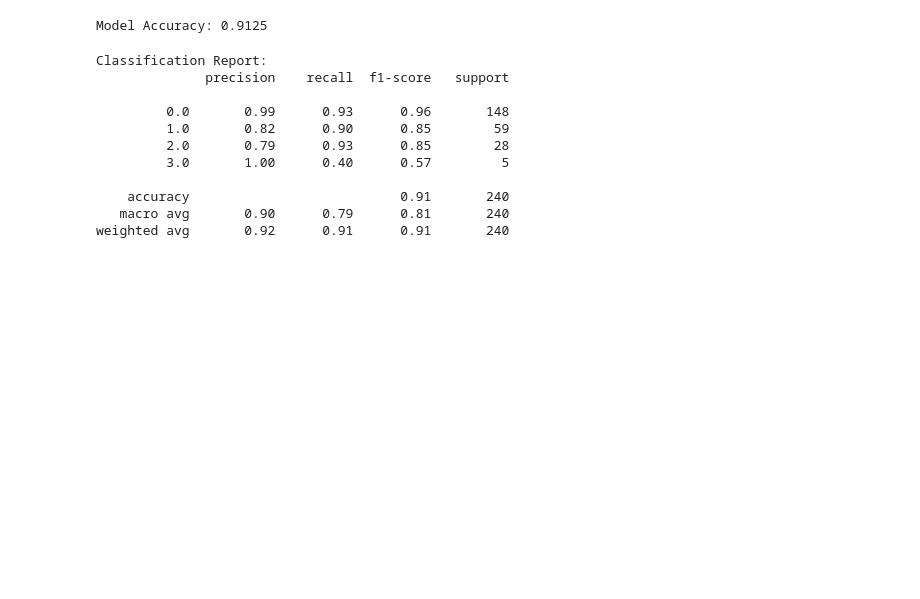
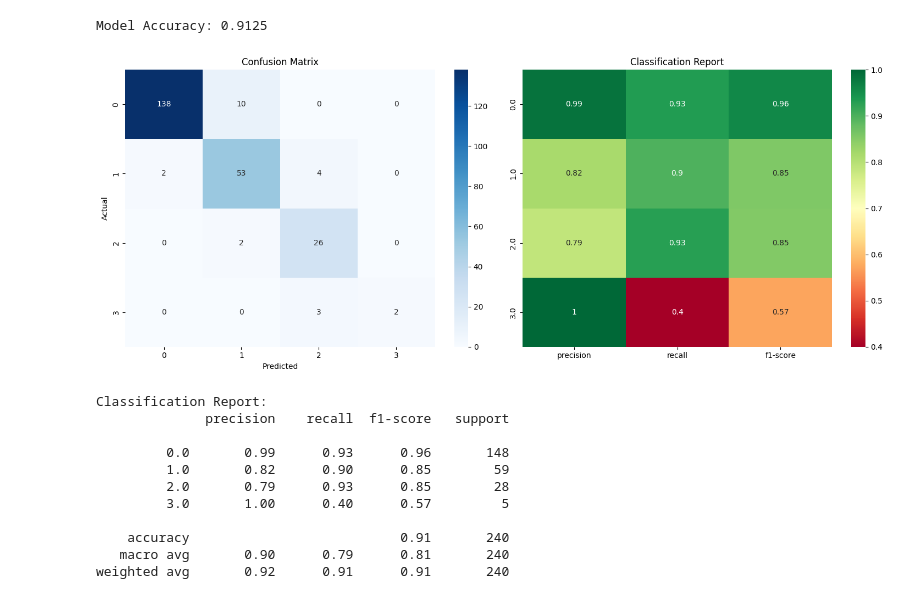
Before and after one commit to AgnidiptoSinha/Child_Mind_Health, a Jupyter notebook: child_mind_notebook.ipynb, the cells around one changed output. Saved outputs shown, nothing was run; the diff lists cells and outputs as text; code cells hidden in the pictures; blank space fills up the shorter version.

Commit message:
Visualizations

```diff
--- a/child_mind_notebook.ipynb
+++ b/child_mind_notebook.ipynb
@@ -133,6 +133,30 @@ def remove_outliers_iqr(df, columns, k=1.5):
 
    rows_removed = initial_rows - len(df_clean)
    return df_clean, rows_removed
+# %%
+import matplotlib.pyplot as plt
+import seaborn as sns
+from sklearn.metrics import confusion_matrix, classification_report
+import pandas as pd
+
+def plot_classification_results(y_true, y_pred):
+    fig, (ax1, ax2) = plt.subplots(1, 2, figsize=(15, 6))
+
+    # Confusion matrix
+    cm = confusion_matrix(y_true, y_pred)
+    sns.heatmap(cm, annot=True, fmt='d', cmap='Blues', ax=ax1)
+    ax1.set_title('Confusion Matrix')
+    ax1.set_xlabel('Predicted')
+    ax1.set_ylabel('Actual')
+
+    # Classification report
+    report = classification_report(y_true, y_pred, output_dict=True)
+    report_df = pd.DataFrame(report).transpose()
+    sns.heatmap(report_df.iloc[:-3, :3], annot=True, cmap='RdYlGn', ax=ax2)
+    ax2.set_title('Classification Report')
+
+    plt.tight_layout()
+    plt.show()
 # %% [markdown]
 # Collecting Data
 # %%
@@ -928,6 +952,10 @@ y_pred = xgb_model.predict(X_cv)
 print("\nModel Accuracy:", accuracy_score(y_cv, y_pred))
 # %% [output]
 Model Accuracy: 0.9125
+# %%
+plot_classification_results(y_cv, y_pred)
+# %% [output]
+[figure, added]
 # %%
 # Print classification report
 print("\nClassification Report:")
```
Also changed, not shown: parts of 16 cells of this notebook, 4 other files.
